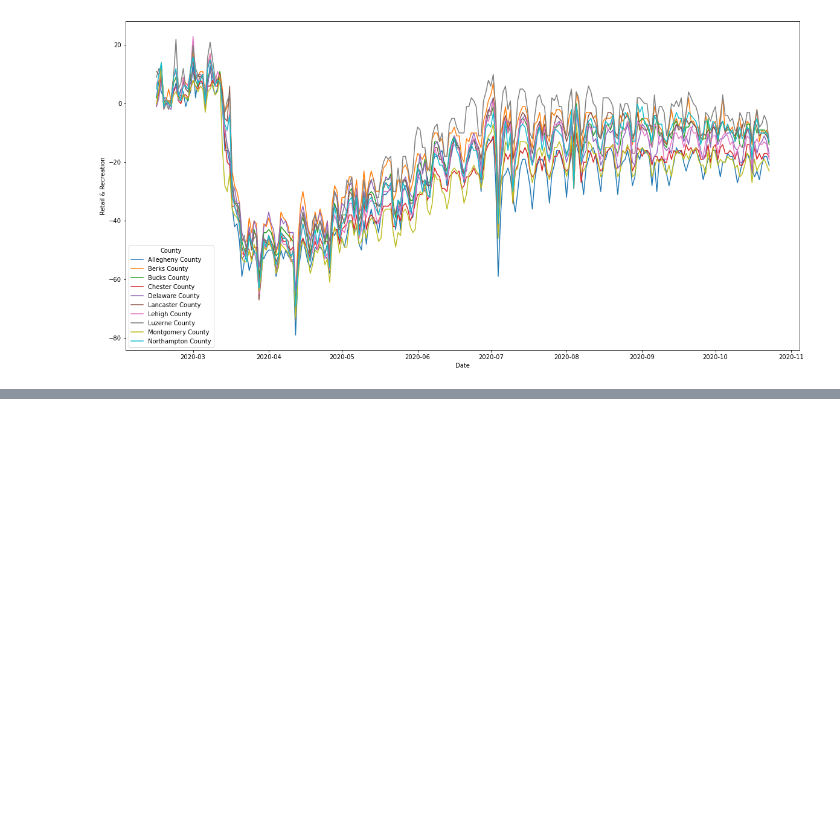
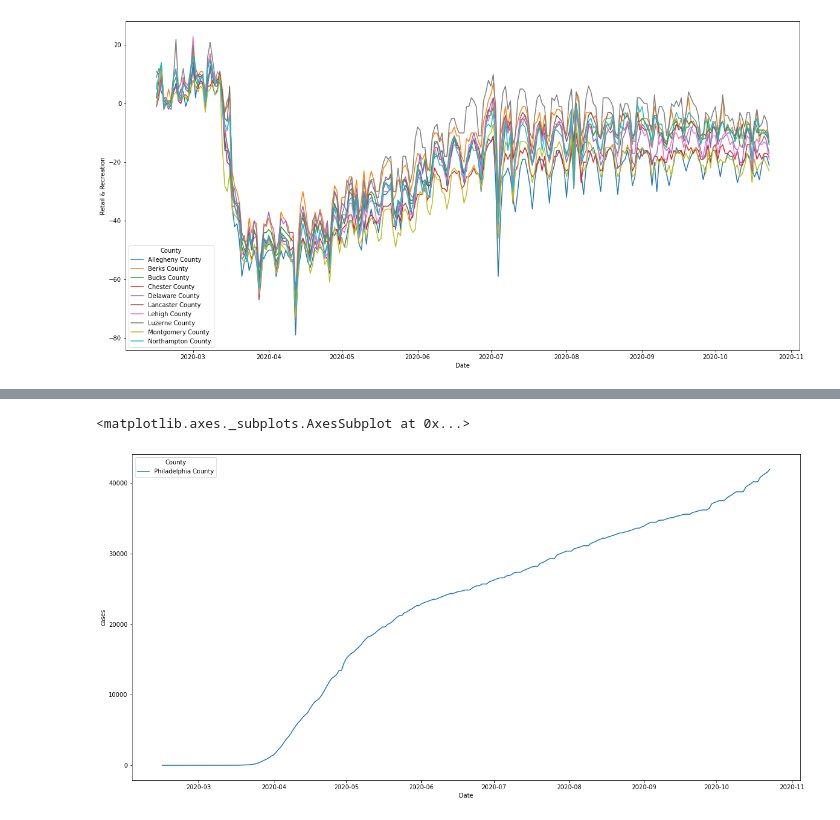
Before and after one commit to jis56/Philadelphia-covid-cases-v-mobility, a Jupyter notebook: Code/Code.ipynb, the cells around one changed output, grey strips where cells are left out. Drawn from its saved outputs; the diff is of its cells as text; code cells hidden in the pictures; blank space fills up the shorter version.

Commit message:
philadelphia push

```diff
--- a/Code/Code.ipynb
+++ b/Code/Code.ipynb
@@ -178,0 +182,3 @@ plt.show()
+# %%
+philadelphia_df = combined.loc[combined['County'] == 'Philadelphia County']
+philadelphia_df
@@ -178,0 +199,6 @@ plt.show()
+# %%
+plt.figure(figsize=(20,10))
+sns.lineplot(data=philadelphia_df, x="Date", y="cases", hue="County")
+# %% [output]
+<matplotlib.axes._subplots.AxesSubplot at 0x...>
+[figure, added]
```
Also changed, not shown: parts of 8 cells of this notebook, 6 other files.
